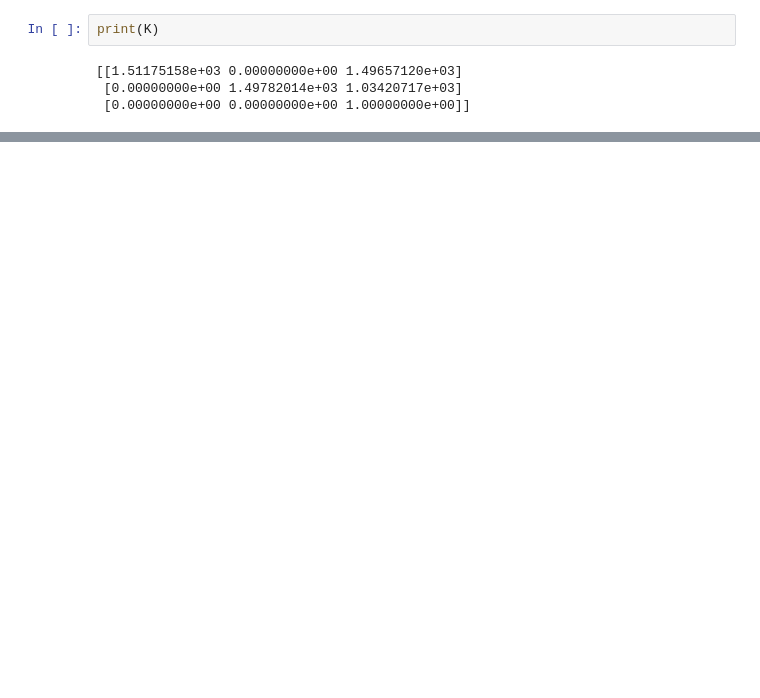
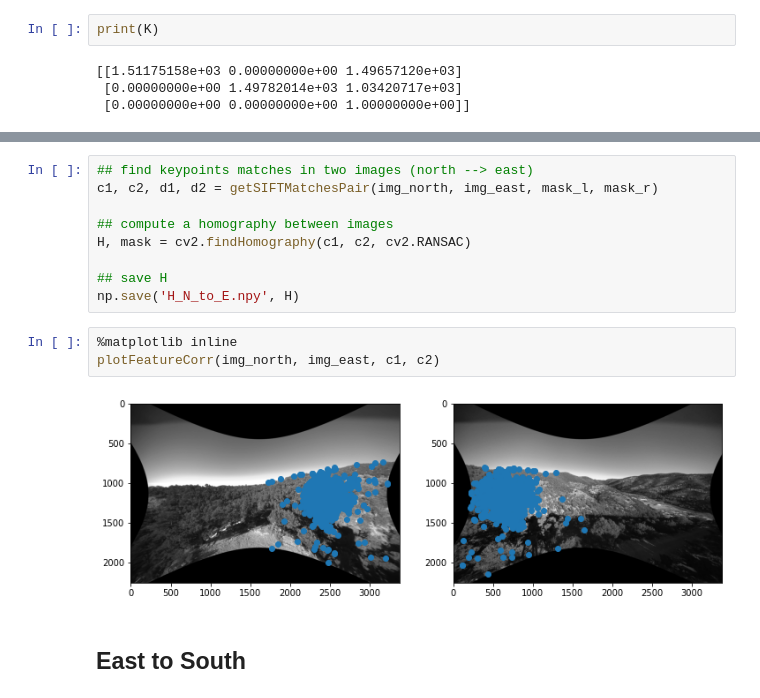
Before and after one commit to inealey/cse273_project, a Jupyter notebook: calibration/calibrate.ipynb, the cells around one changed output, grey strips where cells are left out. Cells and saved outputs as stored; diff of their text form; blank space fills up the shorter version.

```diff
--- a/calibration/calibrate.ipynb
+++ b/calibration/calibrate.ipynb
@@ -198,0 +252,16 @@ print(2.52129043e+06)
+# %%
+## find keypoints matches in two images (north --> east)
+c1, c2, d1, d2 = getSIFTMatchesPair(img_north, img_east, mask_l, mask_r)
+
+## compute a homography between images
+H, mask = cv2.findHomography(c1, c2, cv2.RANSAC)
+
+## save H
+np.save('H_N_to_E.npy', H)
+# %%
+%matplotlib inline
+plotFeatureCorr(img_north, img_east, c1, c2)
+# %% [output]
+[figure, added]
+# %% [markdown]
+## East to South
```
Also changed, not shown: parts of 27 cells of this notebook, 4 other files.
